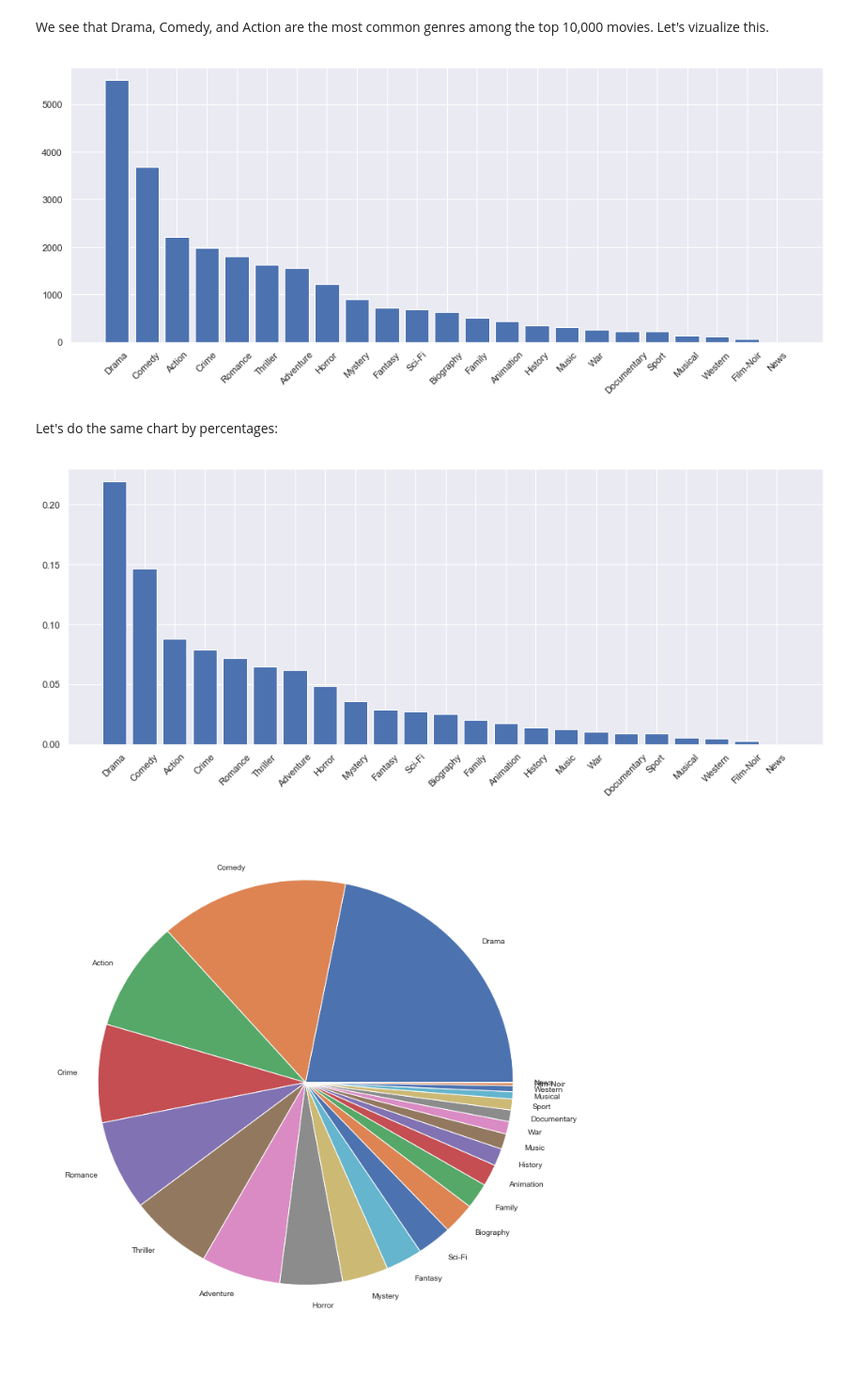
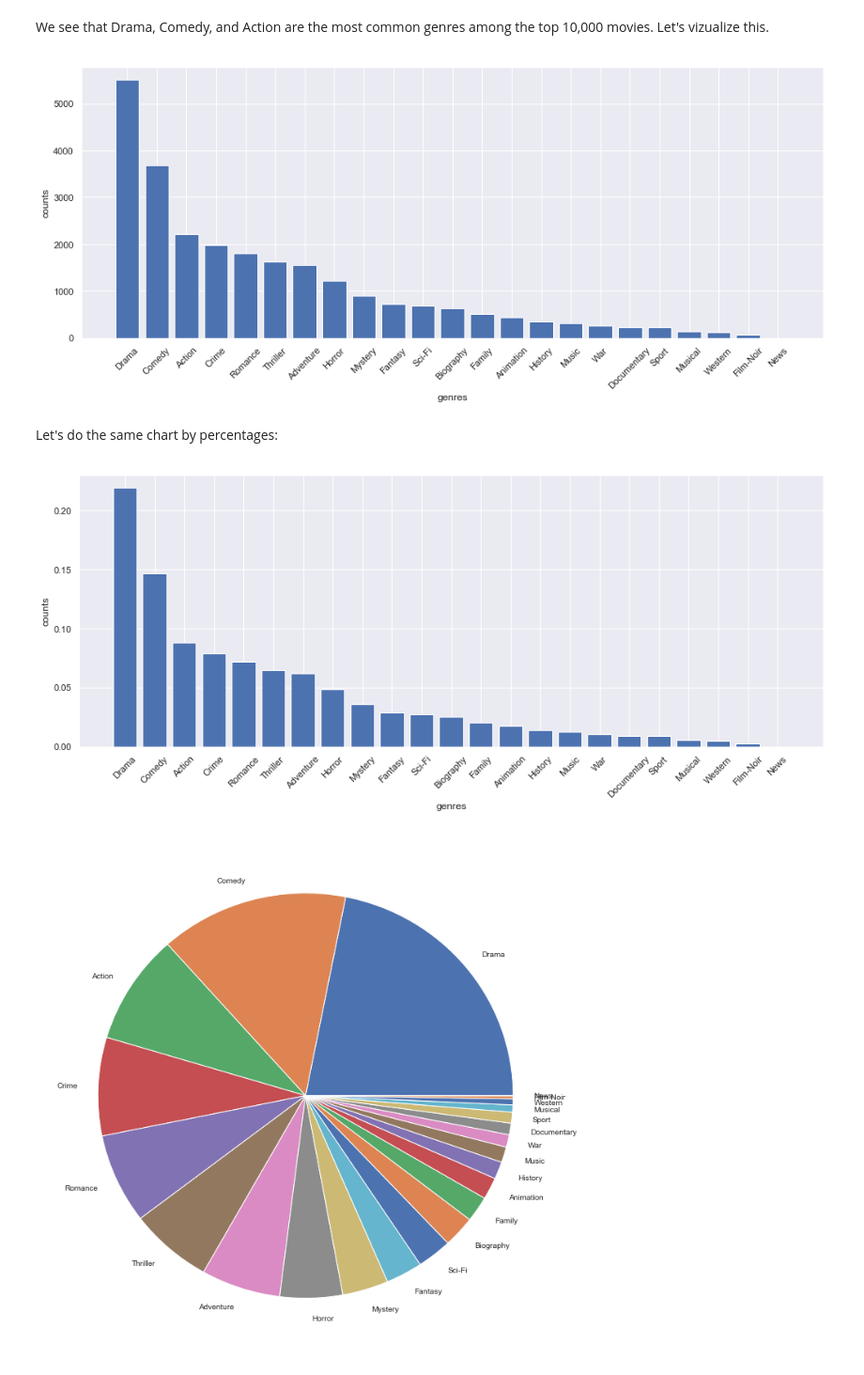
Before and after one commit to gblinick/Movie-Recommender-with-NLP, a Jupyter notebook: EDA.ipynb, the cells around one changed output. Shown at 94% size. Drawn from its saved outputs; the diff is of its cells as text; code cells hidden in the pictures.

```diff
--- a/EDA.ipynb
+++ b/EDA.ipynb
@@ -11,6 +12,6 @@ import seaborn as sns
 # %%
 # Import movies table and set the index
-movies = pd.read_csv('movies0.csv')
+movies = pd.read_csv('data/movies0.csv')
 movies.set_index('tconst', inplace=True)
 # %% [markdown]
 Let's take a first look at out movies table:
@@ -231,0 +240,11 @@ plt.show()
+# %%
+y = [2,4,6,8,10,12,14,16,18,20]
+x = np.arange(10)
+fig = plt.figure()
+ax = plt.subplot(111)
+ax.plot(x, y, label='$y = numbers')
+plt.title('Legend inside')
+ax.legend()
+#plt.show()
+
+fig.savefig('plot.png')
@@ -506,10 +538,13 @@ We see that Drama, Comedy, and Action are the most common genres among the top 1
 # %%
 fig, ax = plt.subplots(1,1, figsize=(16,6))
 plt.bar(genre_counts.keys(), genre_counts.values())
+plt.xlabel('genres')
+plt.ylabel('counts')
 plt.xticks(rotation=45)
 plt.show()
+fig.savefig('genres1.png')
 # %% [output]
-[figure, old version]
+[figure, new version]
 # %% [markdown]
 Let's do the same chart by percentages:
 # %%
@@ -518,10 +553,12 @@ genre_percentages = {k: v / genre_sum for k, v in genre_counts.items()}
 # %%
 fig, ax = plt.subplots(1,1, figsize=(16,6))
 plt.bar(genre_percentages.keys(), genre_percentages.values())
+plt.xlabel('genres')
+plt.ylabel('counts')
 plt.xticks(rotation=45)
 plt.show()
 # %% [output]
-[figure, old version]
+[figure, new version]
 # %%
 plt.pie(genre_percentages.values(), labels=genre_percentages.keys(), textprops={'fontsize':10})
 fig = plt.gcf()
```
Also changed, not shown: parts of 62 cells of this notebook.
